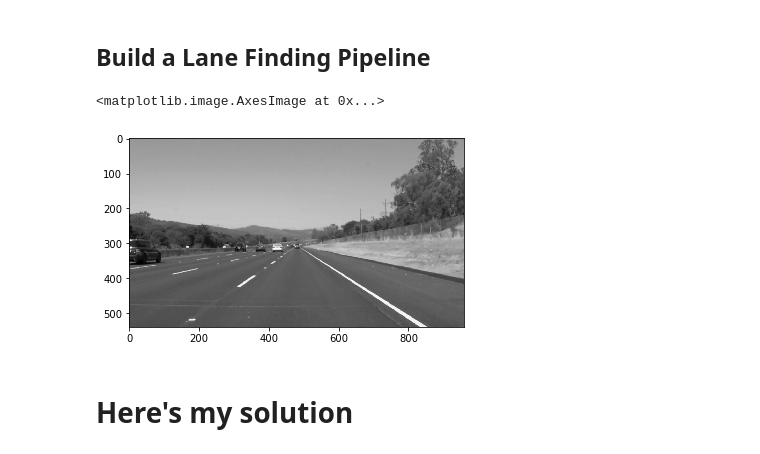
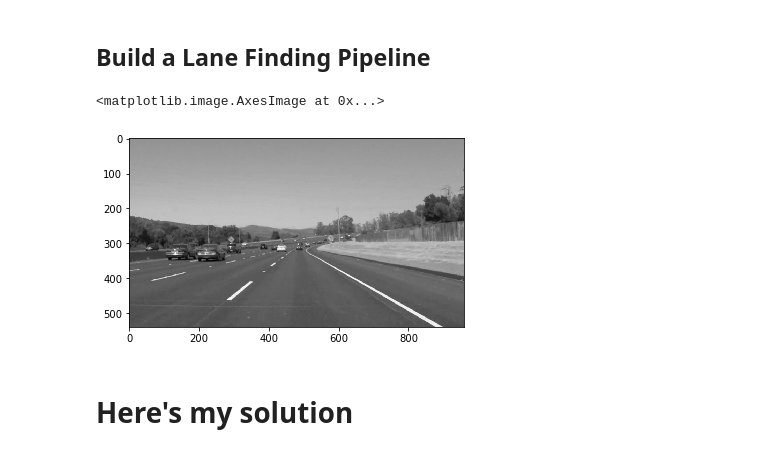
Before and after one commit to Lichuanro/find-lines-on-road, a Jupyter notebook: find_line.ipynb, the cells around one changed output. Drawn from its saved outputs; the diff is of its cells as text; code cells hidden in the pictures.

```diff
--- a/find_line.ipynb
+++ b/find_line.ipynb
@@ -167,12 +167,12 @@ os.listdir("test_images/")
 # %% [markdown]
 ## Build a Lane Finding Pipeline
 # %%
-img = mpimg.imread('test_images/solidWhiteRight.jpg')
+img = mpimg.imread('test_images/solidWhiteCurve.jpg')
 gray_img = grayscale(img)
 plt.imshow(gray_img, cmap='gray')
 # %% [output]
 <matplotlib.image.AxesImage at 0x...>
-[figure, old version]
+[figure, new version]
 # %% [markdown]
 # Here's my solution
 # %% [markdown]
```
Also changed, not shown: parts of 9 cells of this notebook, 3 other files.
